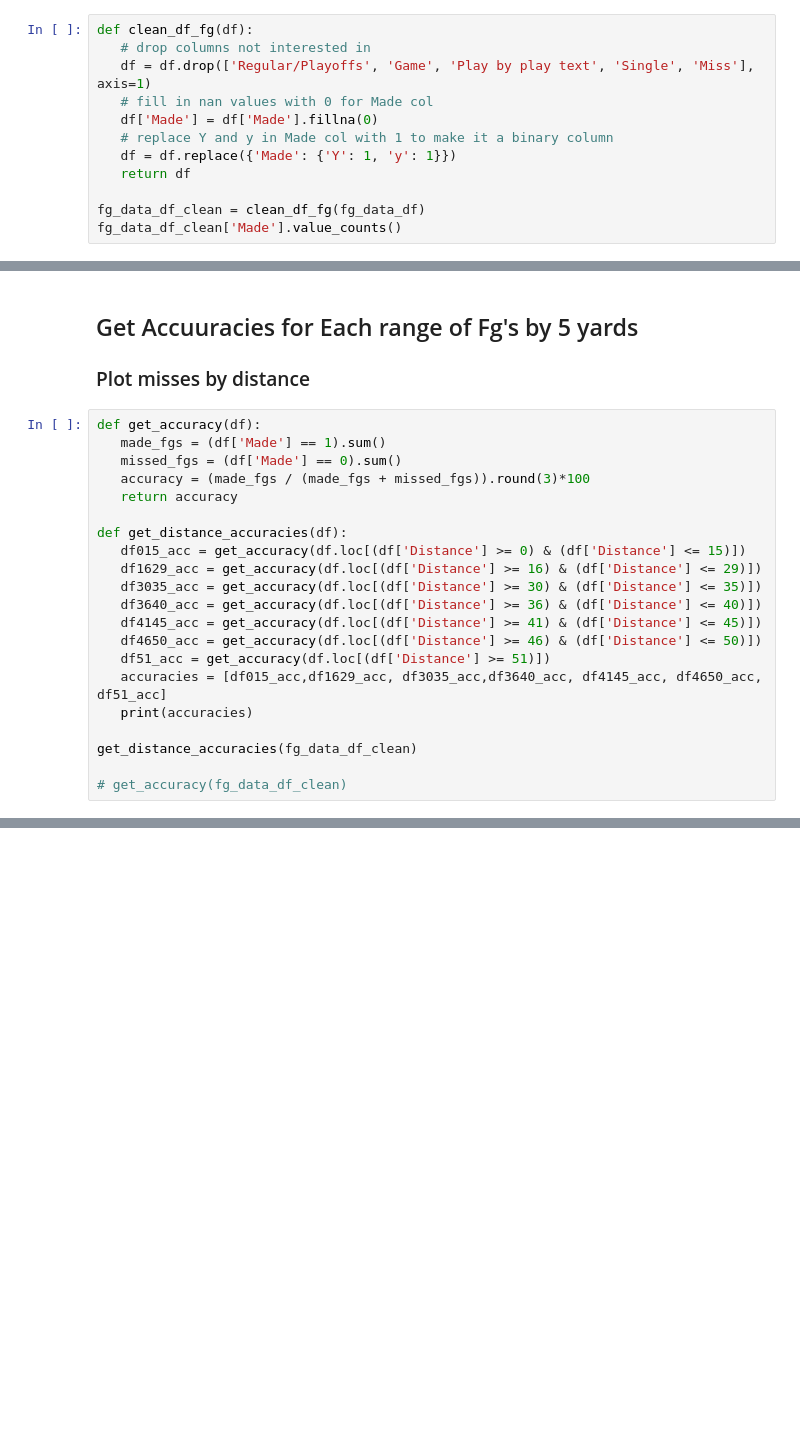
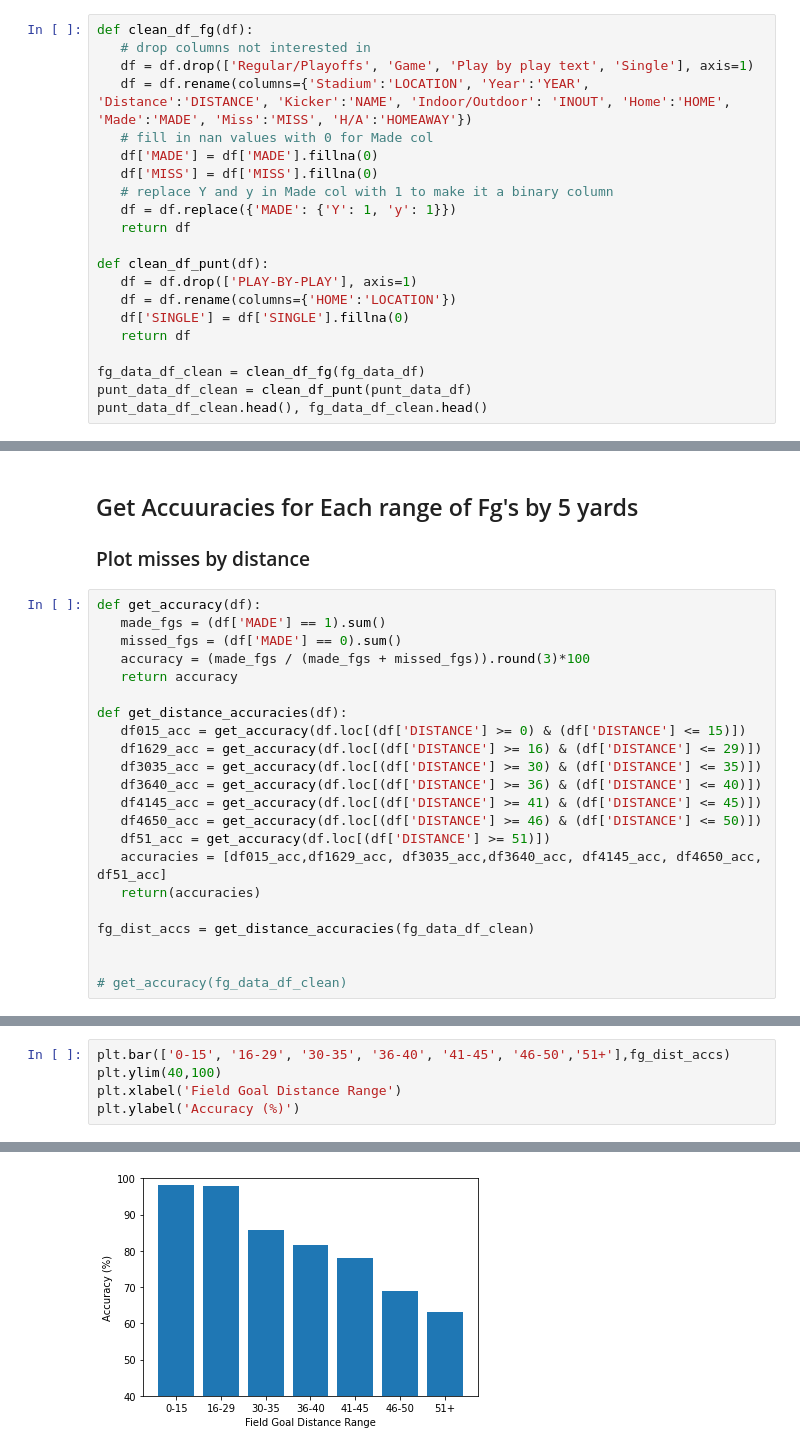
Before and after one commit to huuugh18/Programming-In-Python, a Jupyter notebook: CorseWork/CW2/fg_data_test.ipynb, the cells around one changed output, grey strips where cells are left out. Saved outputs shown, nothing was run; the diff lists cells and outputs as text; blank space fills up the shorter version.

```diff
--- a/CorseWork/CW2/fg_data_test.ipynb
+++ b/CorseWork/CW2/fg_data_test.ipynb
@@ -18,13 +25,22 @@ print(fg_data_df['Stadium'].unique())
 # %%
 def clean_df_fg(df):
    # drop columns not interested in
-   df = df.drop(['Regular/Playoffs', 'Game', 'Play by play text', 'Single', 'Miss'], axis=1)
+   df = df.drop(['Regular/Playoffs', 'Game', 'Play by play text', 'Single'], axis=1)
+   df = df.rename(columns={'Stadium':'LOCATION', 'Year':'YEAR', 'Distance':'DISTANCE', 'Kicker':'NAME', 'Indoor/Outdoor': 'INOUT', 'Home':'HOME', 'Made':'MADE', 'Miss':'MISS', 'H/A':'HOMEAWAY'})
    # fill in nan values with 0 for Made col
-   df['Made'] = df['Made'].fillna(0)
+   df['MADE'] = df['MADE'].fillna(0)
+   df['MISS'] = df['MISS'].fillna(0)
    # replace Y and y in Made col with 1 to make it a binary column
-   df = df.replace({'Made': {'Y': 1, 'y': 1}})
+   df = df.replace({'MADE': {'Y': 1, 'y': 1}})
+   return df
+
+def clean_df_punt(df):
+   df = df.drop(['PLAY-BY-PLAY'], axis=1)
+   df = df.rename(columns={'HOME':'LOCATION'})
+   df['SINGLE'] = df['SINGLE'].fillna(0)
    return df
 
 fg_data_df_clean = clean_df_fg(fg_data_df)
-fg_data_df_clean['Made'].value_counts()
+punt_data_df_clean = clean_df_punt(punt_data_df)
+punt_data_df_clean.head(), fg_data_df_clean.head()
 # %% [output]
@@ -36,22 +68,23 @@ Name: Made, dtype: int64
 ### Plot misses by distance
 # %%
 def get_accuracy(df):
-   made_fgs = (df['Made'] == 1).sum()
-   missed_fgs = (df['Made'] == 0).sum()
+   made_fgs = (df['MADE'] == 1).sum()
+   missed_fgs = (df['MADE'] == 0).sum()
    accuracy = (made_fgs / (made_fgs + missed_fgs)).round(3)*100
    return accuracy
 
 def get_distance_accuracies(df):
-   df015_acc = get_accuracy(df.loc[(df['Distance'] >= 0) & (df['Distance'] <= 15)])
-   df1629_acc = get_accuracy(df.loc[(df['Distance'] >= 16) & (df['Distance'] <= 29)])
-   df3035_acc = get_accuracy(df.loc[(df['Distance'] >= 30) & (df['Distance'] <= 35)])
-   df3640_acc = get_accuracy(df.loc[(df['Distance'] >= 36) & (df['Distance'] <= 40)])
-   df4145_acc = get_accuracy(df.loc[(df['Distance'] >= 41) & (df['Distance'] <= 45)])
-   df4650_acc = get_accuracy(df.loc[(df['Distance'] >= 46) & (df['Distance'] <= 50)])
-   df51_acc = get_accuracy(df.loc[(df['Distance'] >= 51)])
+   df015_acc = get_accuracy(df.loc[(df['DISTANCE'] >= 0) & (df['DISTANCE'] <= 15)])
+   df1629_acc = get_accuracy(df.loc[(df['DISTANCE'] >= 16) & (df['DISTANCE'] <= 29)])
+   df3035_acc = get_accuracy(df.loc[(df['DISTANCE'] >= 30) & (df['DISTANCE'] <= 35)])
+   df3640_acc = get_accuracy(df.loc[(df['DISTANCE'] >= 36) & (df['DISTANCE'] <= 40)])
+   df4145_acc = get_accuracy(df.loc[(df['DISTANCE'] >= 41) & (df['DISTANCE'] <= 45)])
+   df4650_acc = get_accuracy(df.loc[(df['DISTANCE'] >= 46) & (df['DISTANCE'] <= 50)])
+   df51_acc = get_accuracy(df.loc[(df['DISTANCE'] >= 51)])
    accuracies = [df015_acc,df1629_acc, df3035_acc,df3640_acc, df4145_acc, df4650_acc, df51_acc]
-   print(accuracies)
+   return(accuracies)
 
-get_distance_accuracies(fg_data_df_clean)
+fg_dist_accs = get_distance_accuracies(fg_data_df_clean)
+
 
 # get_accuracy(fg_data_df_clean)
@@ -59,0 +91,6 @@ get_distance_accuracies(fg_data_df_clean)
+# %%
+plt.bar(['0-15', '16-29', '30-35', '36-40', '41-45', '46-50','51+'],fg_dist_accs)
+plt.ylim(40,100)
+plt.xlabel('Field Goal Distance Range')
+plt.ylabel('Accuracy (%)')
+# %% [output]
@@ -59,0 +98 @@ get_distance_accuracies(fg_data_df_clean)
+[figure, added]
```
Also changed, not shown: parts of 36 cells of this notebook, 4 other files.
